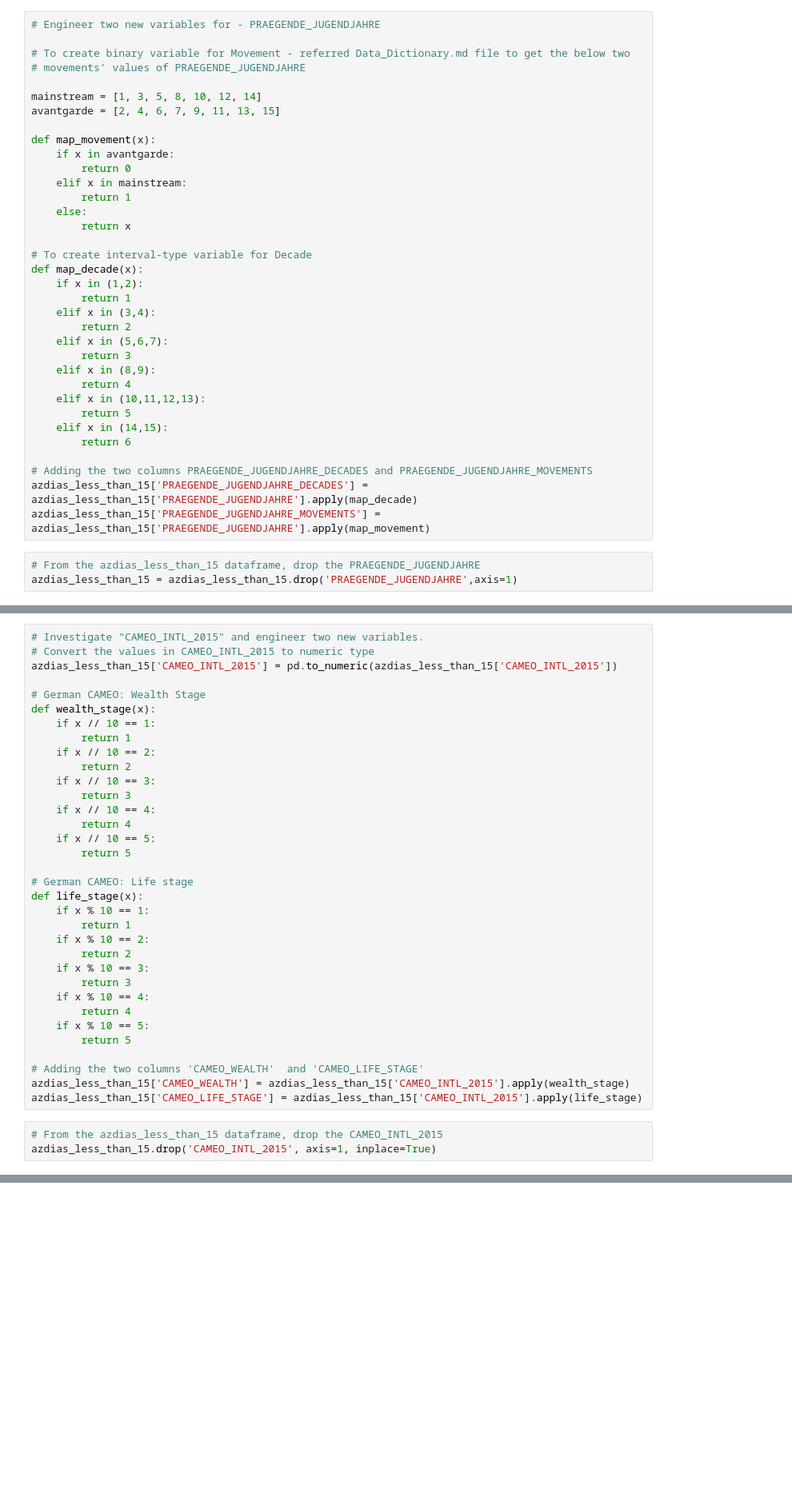
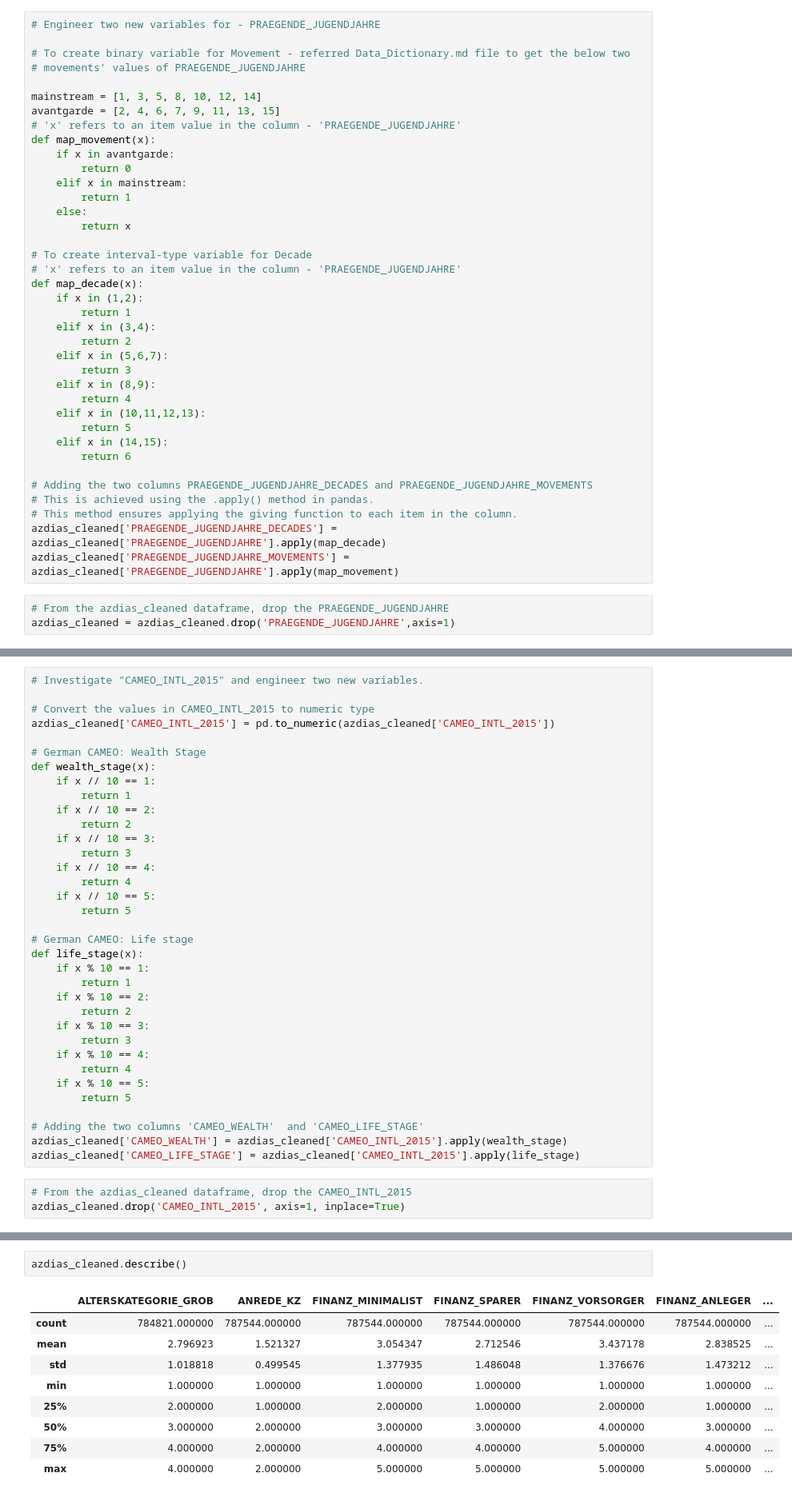
Before and after one commit to SaiManidevi/Identify-Customer-Segments---Unsupervised-Learning-Project, a Jupyter notebook: Identify_Customer_Segments_june_.ipynb, the cells around one changed output, grey strips where cells are left out. Shown at 80% size. Saved outputs shown, nothing was run; the diff lists cells and outputs as text; blank space fills up the shorter version.

```diff
--- a/Identify_Customer_Segments_june_.ipynb
+++ b/Identify_Customer_Segments_june_.ipynb
@@ -640,7 +641,7 @@ array([14., 15.,  8.,  3., 10., 11.,  5.,  9.,  6.,  4., nan,  2.,  1.,
 
 mainstream = [1, 3, 5, 8, 10, 12, 14]
 avantgarde = [2, 4, 6, 7, 9, 11, 13, 15]
-
+# 'x' refers to an item value in the column - 'PRAEGENDE_JUGENDJAHRE'
 def map_movement(x):
     if x in avantgarde:
         return 0
@@ -650,6 +651,7 @@ def map_movement(x):
         return x
 
 # To create interval-type variable for Decade
+# 'x' refers to an item value in the column - 'PRAEGENDE_JUGENDJAHRE'
 def map_decade(x):
     if x in (1,2):
         return 1
@@ -665,8 +667,10 @@ def map_decade(x):
         return 6
 
 # Adding the two columns PRAEGENDE_JUGENDJAHRE_DECADES and PRAEGENDE_JUGENDJAHRE_MOVEMENTS
-azdias_less_than_15['PRAEGENDE_JUGENDJAHRE_DECADES'] = azdias_less_than_15['PRAEGENDE_JUGENDJAHRE'].apply(map_decade)
-azdias_less_than_15['PRAEGENDE_JUGENDJAHRE_MOVEMENTS'] = azdias_less_than_15['PRAEGENDE_JUGENDJAHRE'].apply(map_movement)
+# This is achieved using the .apply() method in pandas.
+# This method ensures applying the giving function to each item in the column.
+azdias_cleaned['PRAEGENDE_JUGENDJAHRE_DECADES'] = azdias_cleaned['PRAEGENDE_JUGENDJAHRE'].apply(map_decade)
+azdias_cleaned['PRAEGENDE_JUGENDJAHRE_MOVEMENTS'] = azdias_cleaned['PRAEGENDE_JUGENDJAHRE'].apply(map_movement)
 # %%
-# From the azdias_less_than_15 dataframe, drop the PRAEGENDE_JUGENDJAHRE
-azdias_less_than_15 = azdias_less_than_15.drop('PRAEGENDE_JUGENDJAHRE',axis=1)
+# From the azdias_cleaned dataframe, drop the PRAEGENDE_JUGENDJAHRE
+azdias_cleaned = azdias_cleaned.drop('PRAEGENDE_JUGENDJAHRE',axis=1)
@@ -673,7 +681,8 @@ azdias_less_than_15 = azdias_less_than_15.drop('PRAEGENDE_JUGENDJAHRE',axis=1)
 # %%
 # Investigate "CAMEO_INTL_2015" and engineer two new variables.
+
 # Convert the values in CAMEO_INTL_2015 to numeric type
-azdias_less_than_15['CAMEO_INTL_2015'] = pd.to_numeric(azdias_less_than_15['CAMEO_INTL_2015'])
+azdias_cleaned['CAMEO_INTL_2015'] = pd.to_numeric(azdias_cleaned['CAMEO_INTL_2015'])
 
 # German CAMEO: Wealth Stage
 def wealth_stage(x):
@@ -702,9 +711,9 @@ def life_stage(x):
         return 5
 
 # Adding the two columns 'CAMEO_WEALTH'  and 'CAMEO_LIFE_STAGE'
-azdias_less_than_15['CAMEO_WEALTH'] = azdias_less_than_15['CAMEO_INTL_2015'].apply(wealth_stage)
-azdias_less_than_15['CAMEO_LIFE_STAGE'] = azdias_less_than_15['CAMEO_INTL_2015'].apply(life_stage)
+azdias_cleaned['CAMEO_WEALTH'] = azdias_cleaned['CAMEO_INTL_2015'].apply(wealth_stage)
+azdias_cleaned['CAMEO_LIFE_STAGE'] = azdias_cleaned['CAMEO_INTL_2015'].apply(life_stage)
 # %%
-# From the azdias_less_than_15 dataframe, drop the CAMEO_INTL_2015
-azdias_less_than_15.drop('CAMEO_INTL_2015', axis=1, inplace=True)
+# From the azdias_cleaned dataframe, drop the CAMEO_INTL_2015
+azdias_cleaned.drop('CAMEO_INTL_2015', axis=1, inplace=True)
 # %%
@@ -746,0 +754,12 @@ array([dtype('uint8'), dtype('int64'), dtype('float64'), dtype('O')], dtype=obje
+# %%
+azdias_cleaned.describe()
+# %% [output]
+|  | ALTERSKATEGORIE_GROB | ANREDE_KZ | FINANZ_MINIMALIST | FINANZ_SPARER | FINANZ_VORSORGER | FINANZ_ANLEGER | ... |
+| count | 784821.000000 | 787544.000000 | 787544.000000 | 787544.000000 | 787544.000000 | 787544.000000 | ... |
+| mean | 2.796923 | 1.521327 | 3.054347 | 2.712546 | 3.437178 | 2.838525 | ... |
+| std | 1.018818 | 0.499545 | 1.377935 | 1.486048 | 1.376676 | 1.473212 | ... |
+| min | 1.000000 | 1.000000 | 1.000000 | 1.000000 | 1.000000 | 1.000000 | ... |
+| 25% | 2.000000 | 1.000000 | 2.000000 | 1.000000 | 2.000000 | 1.000000 | ... |
+| 50% | 3.000000 | 2.000000 | 3.000000 | 3.000000 | 4.000000 | 3.000000 | ... |
+| 75% | 4.000000 | 2.000000 | 4.000000 | 4.000000 | 5.000000 | 4.000000 | ... |
+| max | 4.000000 | 2.000000 | 5.000000 | 5.000000 | 5.000000 | 5.000000 | ... |
```
Also changed, not shown: parts of 13 cells of this notebook.
